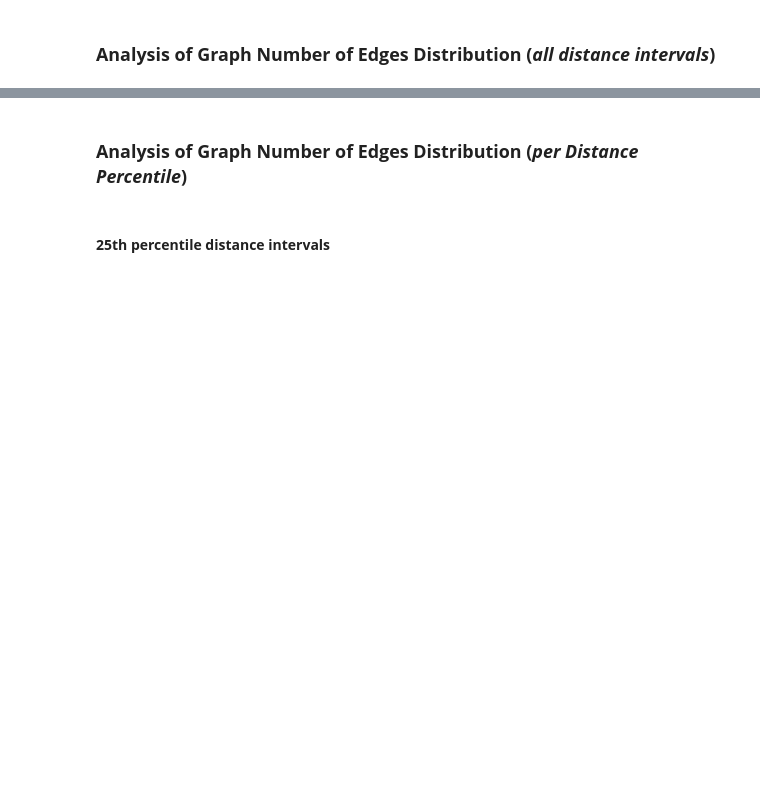
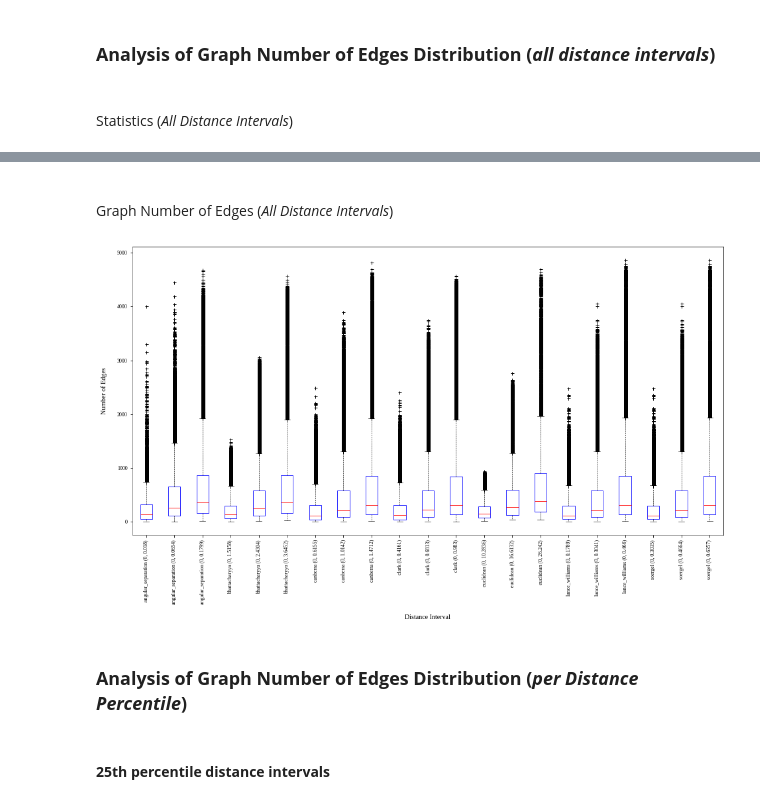
Before and after one commit to cicese-biocom/PepProtGraphAnalyzer, a Jupyter notebook: notebook/Graph Metrics (Number of Edges).ipynb, the cells around one changed output, grey strips where cells are left out. Cells and saved outputs as stored; diff of their text form; code cells hidden in the pictures; blank space fills up the shorter version.

```diff
--- a/notebook/Graph Metrics (Number of Edges).ipynb
+++ b/notebook/Graph Metrics (Number of Edges).ipynb
@@ -67,7 +91,7 @@ display(statistics.reset_index(drop=True)[columns])
 x_axis = 'distance_interval'
 y_axis = 'number_of_edges'
 x_label = 'Distance Interval'
-y_label = 'Number of Edges
+y_label = 'Number of Edges'
 output = paths['graph_metrics_path'].joinpath("Graph Number of Edges (all_distance_intervals) -histogram")
 
 fig_size=(16, 8)
@@ -77,3 +101,5 @@ y_lim=None
 display(Markdown("<br>Graph Number of Edges (*All Distance Intervals*)"))
 plt = boxplot(data, x_axis, y_axis, x_label, y_label, y_lim=y_lim, output=output, fig_size=fig_size, x_tick_rotation=x_tick_rotation)
 plt.show()
+# %% [output]
+<br>Statistics (*All Distance Intervals*)
@@ -80,3 +123,5 @@ plt.show()
+<br>Graph Number of Edges (*All Distance Intervals*)
+[figure, added]
 # %% [markdown]
 ### **Analysis of Graph Number of Edges Distribution (*per Distance Percentile*)**
 # %% [markdown]
```
Also changed, not shown: parts of 21 cells of this notebook, 8 other files.
